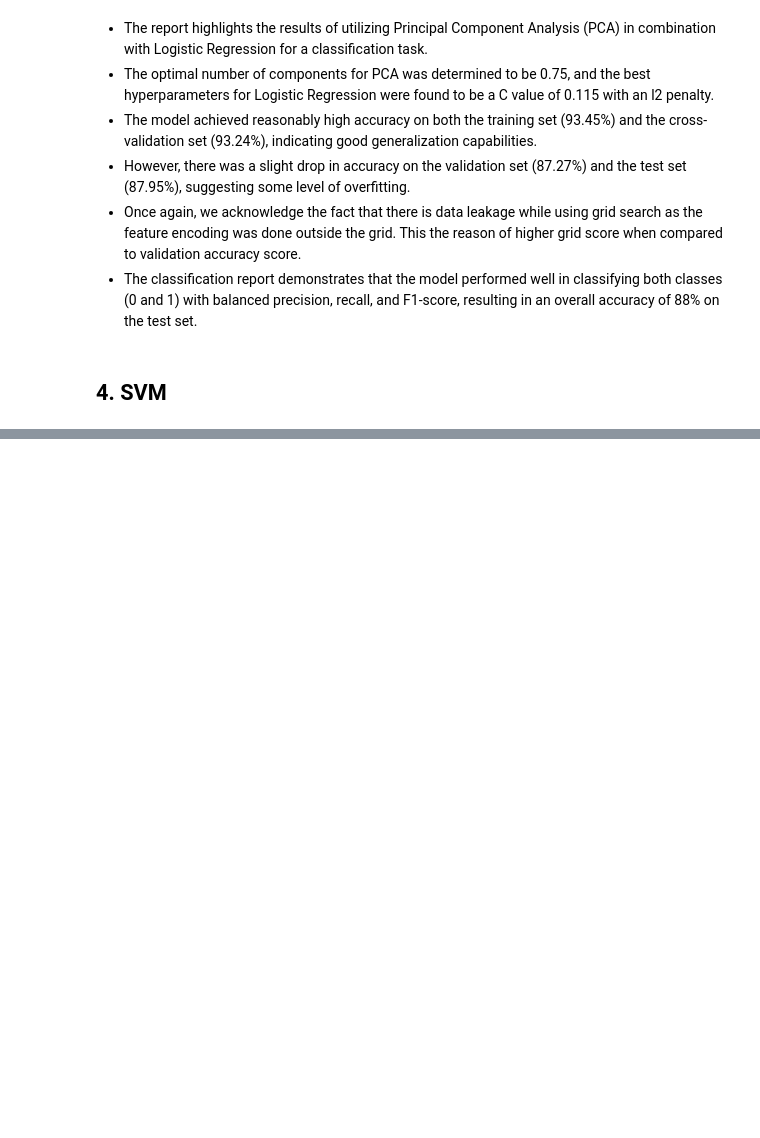
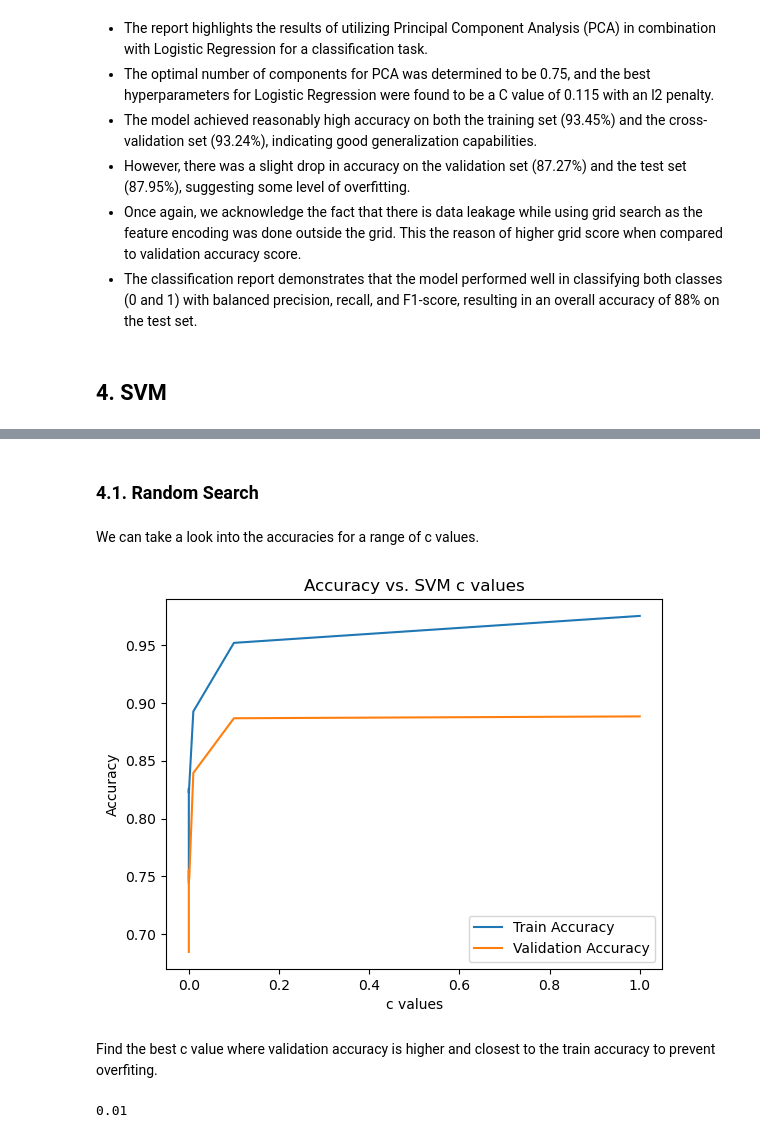
Before and after one commit to dfrancis-tech/email_spam, a Jupyter notebook: Baseline_Model.ipynb, the cells around one changed output, grey strips where cells are left out. Saved outputs shown, nothing was run; the diff lists cells and outputs as text; code cells hidden in the pictures; blank space fills up the shorter version.

```diff
--- a/Baseline_Model.ipynb
+++ b/Baseline_Model.ipynb
@@ -539,0 +600,58 @@ weighted avg       0.88      0.88      0.88     12000
+# %% [markdown]
+<a id = "rssvm"></a>
+### 4.1. Random Search
+# %% [markdown]
+We can take a look into the accuracies for a range of c values.
+# %%
+# Create arrays for storing hyperparameters and accuracies
+svm_c = 10.**np.arange(-20,1)
+train_scores = []
+val_scores = []
+
+for c in svm_c:
+
+# Define the steps for the Logistic Regression pipeline
+    my_pipeline = [('scaler', MinMaxScaler()),
+                    ('pca', PCA(best_n_components)),
+                    ('svm', SVC(C=c,kernel='rbf'))
+                  ]
+
+    pipeline = Pipeline(my_pipeline)
+    pipeline.fit(X_train, y_train)
+
+    # Calculate train accuracy
+    train_accuracy = pipeline.score(X_train, y_train)
+    train_scores.append(train_accuracy)
+
+    # Calculate validation accuracy
+    val_accuracy = pipeline.score(X_validation, y_validation)
+    val_scores.append(val_accuracy)
+
+# Plot the graph
+plt.plot(svm_c, train_scores, label='Train Accuracy')
+plt.plot(svm_c, val_scores, label='Validation Accuracy')
+plt.xlabel('c values')
+plt.ylabel('Accuracy')
+plt.title('Accuracy vs. SVM c values')
+plt.legend()
+plt.show()
+# %% [output]
+[figure, added]
+# %% [markdown]
+Find the best c value where validation accuracy is higher and closest to the train accuracy to prevent overfiting.
+# %%
+# Find the indices where val_scores > 0.8
+val_indices = np.where(np.array(val_scores) > 0.80)[0]
+
+# Calculate the absolute difference between train_scores and val_scores
+abs_diff = np.abs(np.array(train_scores) - np.array(val_scores))
+
+# Find the index with the minimum absolute difference among the selected indices
+valid_indices = val_indices[abs_diff[val_indices].argmin()]
+
+# Get the corresponding best_n_features value
+best_svm_c = svm_c[valid_indices]
+
+best_svm_c
+# %% [output]
+0.01
```
Also changed, not shown: parts of 28 cells of this notebook.
